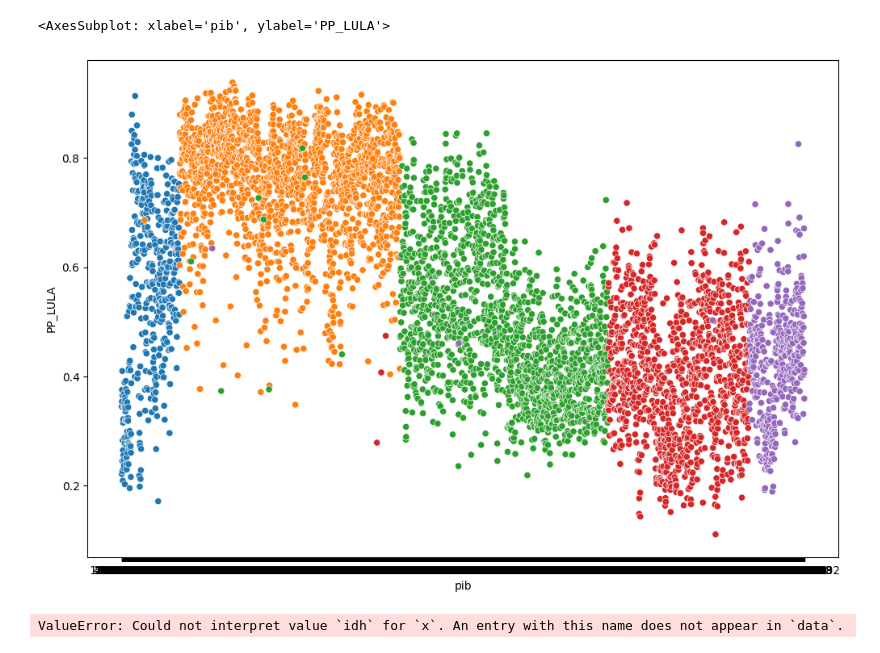
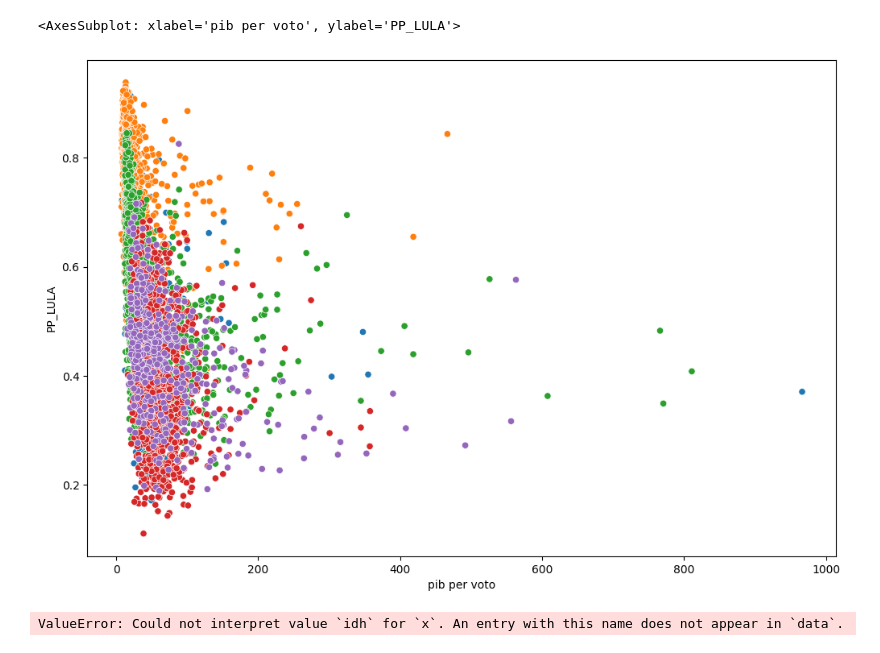
Before and after one commit to luisArthurRodriguesDaSilva/analise-eleicoes-brasileiras-2022, a Jupyter notebook: apresentações/apresentaçãov2.ipynb, the cells around one changed output. Cells and saved outputs as stored; diff of their text form; code cells hidden in the pictures.

```diff
--- a/apresentações/apresentaçãov2.ipynb
+++ b/apresentações/apresentaçãov2.ipynb
@@ -17,8 +24,11 @@ pp_df.head()
 # %%
 plt.figure(figsize=(12,8))
 regioes = pd.read_csv('regioes.csv')
 joined_df = pd.merge(pp_df, regioes, on='SG_UF', how='left')
-sns.scatterplot(x='pib',y='PP_LULA',data=joined_df, hue='REGIAO',legend=False)
+from helpers import string_code_to_int
+joined_df['pib'] = joined_df['pib'].apply(lambda x: string_code_to_int(x))
+joined_df['pib per voto'] = joined_df['pib']/joined_df['QT_VOTOS']
+sns.scatterplot(x='pib per voto',y='PP_LULA',data=joined_df, hue='REGIAO',legend=False)
 # %% [output]
-<AxesSubplot: xlabel='pib', ylabel='PP_LULA'>
+<AxesSubplot: xlabel='pib per voto', ylabel='PP_LULA'>
-[figure, old version]
+[figure, new version]
```
Also changed, not shown: parts of 3 cells of this notebook.
